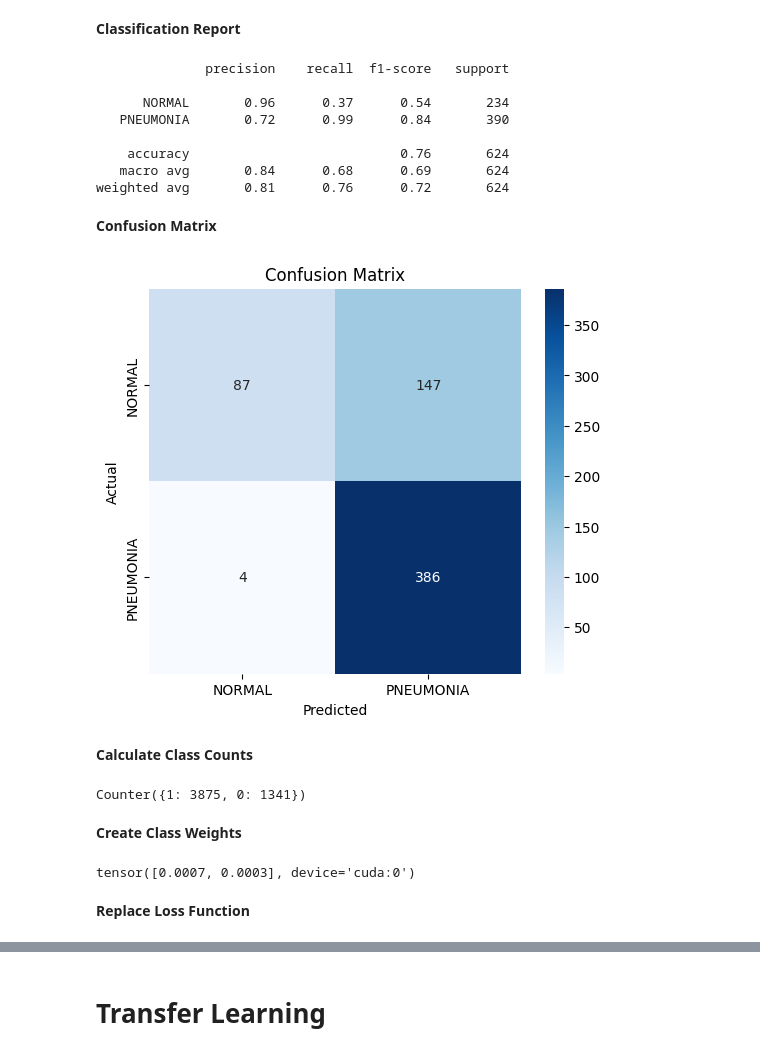
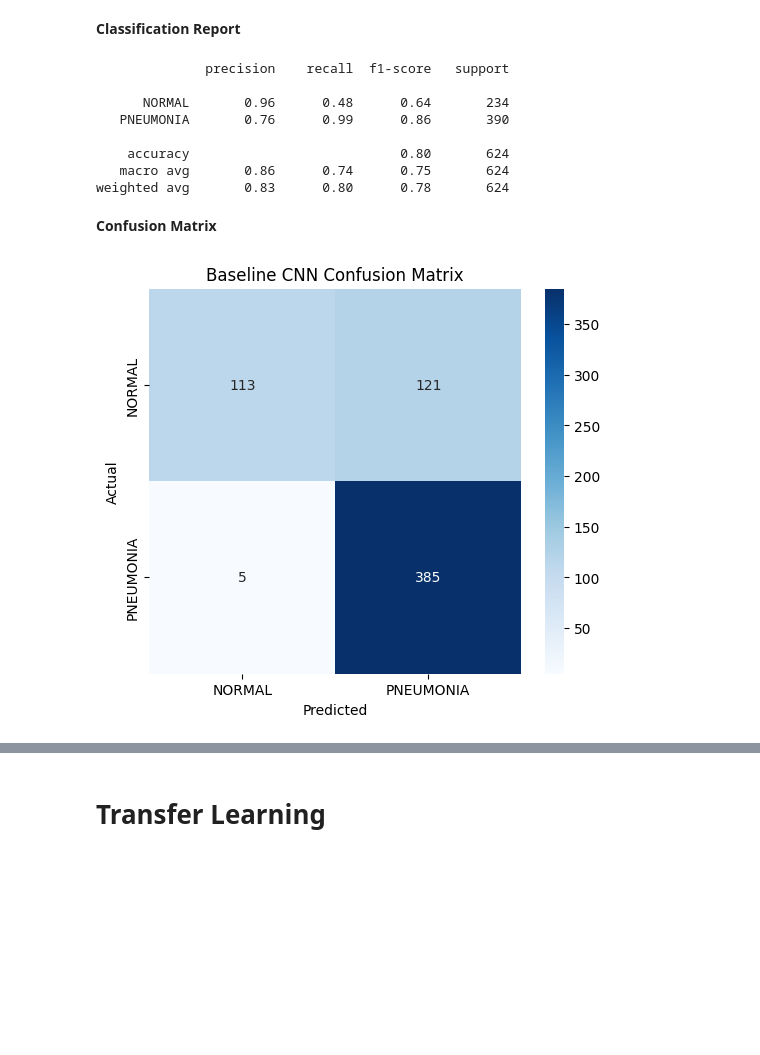
Before and after one commit to Shervinrtd/Chest_Xray, a Jupyter notebook: Chest_Xray.ipynb, the cells around one changed output, grey strips where cells are left out. Cells and saved outputs as stored; diff of their text form; code cells hidden in the pictures; blank space fills up the shorter version.

```diff
--- a/Chest_Xray.ipynb
+++ b/Chest_Xray.ipynb
@@ -169,26 +190,33 @@ plt.show()
 # %% [markdown]
 **Build the Baseline CNN**
 # %%
+import torch.nn as nn
+
 class PneumoniaCNN(nn.Module):
 
     def __init__(self):
+
         super(PneumoniaCNN, self).__init__()
 
         self.features = nn.Sequential(
 
             nn.Conv2d(3, 32, kernel_size=3, padding=1),
+            nn.BatchNorm2d(32),
             nn.ReLU(),
             nn.MaxPool2d(2),
 
             nn.Conv2d(32, 64, kernel_size=3, padding=1),
+            nn.BatchNorm2d(64),
             nn.ReLU(),
             nn.MaxPool2d(2),
 
             nn.Conv2d(64, 128, kernel_size=3, padding=1),
+            nn.BatchNorm2d(128),
             nn.ReLU(),
             nn.MaxPool2d(2),
 
             nn.Conv2d(128, 256, kernel_size=3, padding=1),
+            nn.BatchNorm2d(256),
             nn.ReLU(),
             nn.MaxPool2d(2)
         )
@@ -198,6 +226,7 @@ class PneumoniaCNN(nn.Module):
             nn.Flatten(),
 
             nn.Linear(256 * 14 * 14, 512),
+
             nn.ReLU(),
 
             nn.Dropout(0.5),
@@ -208,6 +237,7 @@ class PneumoniaCNN(nn.Module):
     def forward(self, x):
 
         x = self.features(x)
+
         x = self.classifier(x)
 
         return x
@@ -363,0 +470,2 @@ Val Loss: 0.7606 | Val Accuracy: 62.50%
+# %%
+model.load_state_dict(torch.load("best_baseline_cnn.pth"))
@@ -391,67 +500,40 @@ with torch.no_grad():
 print(classification_report(
     all_labels,
     all_preds,
-    target_names=train_dataset.classes
+    target_names=['NORMAL', 'PNEUMONIA']
 ))
 # %% [output]
               precision    recall  f1-score   support
 
-      NORMAL       0.96      0.37      0.54       234
-   PNEUMONIA       0.72      0.99      0.84       390
+      NORMAL       0.96      0.48      0.64       234
+   PNEUMONIA       0.76      0.99      0.86       390
 
-    accuracy                           0.76       624
-   macro avg       0.84      0.68      0.69       624
-weighted avg       0.81      0.76      0.72       624
+    accuracy                           0.80       624
+   macro avg       0.86      0.74      0.75       624
+weighted avg       0.83      0.80      0.78       624
 # %% [markdown]
 **Confusion Matrix**
 # %%
+import seaborn as sns
+import matplotlib.pyplot as plt
+
 cm = confusion_matrix(all_labels, all_preds)
 
 plt.figure(figsize=(6,5))
 
 sns.heatmap(
     cm,
     annot=True,
     fmt='d',
     cmap='Blues',
-    xticklabels=train_dataset.classes,
-    yticklabels=train_dataset.classes
+    xticklabels=['NORMAL', 'PNEUMONIA'],
+    yticklabels=['NORMAL', 'PNEUMONIA']
 )
 
 plt.xlabel("Predicted")
 plt.ylabel("Actual")
-plt.title("Confusion Matrix")
+plt.title("Baseline CNN Confusion Matrix")
 
 plt.show()
 # %% [output]
-[figure, old version]
+[figure, new version]
-# %% [markdown]
-**Calculate Class Counts**
-# %%
-from collections import Counter
-
-labels = train_dataset.targets
-
-class_counts = Counter(labels)
-
-print(class_counts)
-# %% [output]
-Counter({1: 3875, 0: 1341})
-# %% [markdown]
-**Create Class Weights**
-# %%
-num_normal = class_counts[0]
-num_pneumonia = class_counts[1]
-
-weights = torch.tensor([
-    1.0 / num_normal,
-    1.0 / num_pneumonia
-], dtype=torch.float)
-
-weights = weights.to(device)
-
-print(weights)
-# %% [output]
-tensor([0.0007, 0.0003], device='cuda:0')
-# %% [markdown]
-**Replace Loss Function**
```
Also changed, not shown: parts of 91 cells of this notebook.
